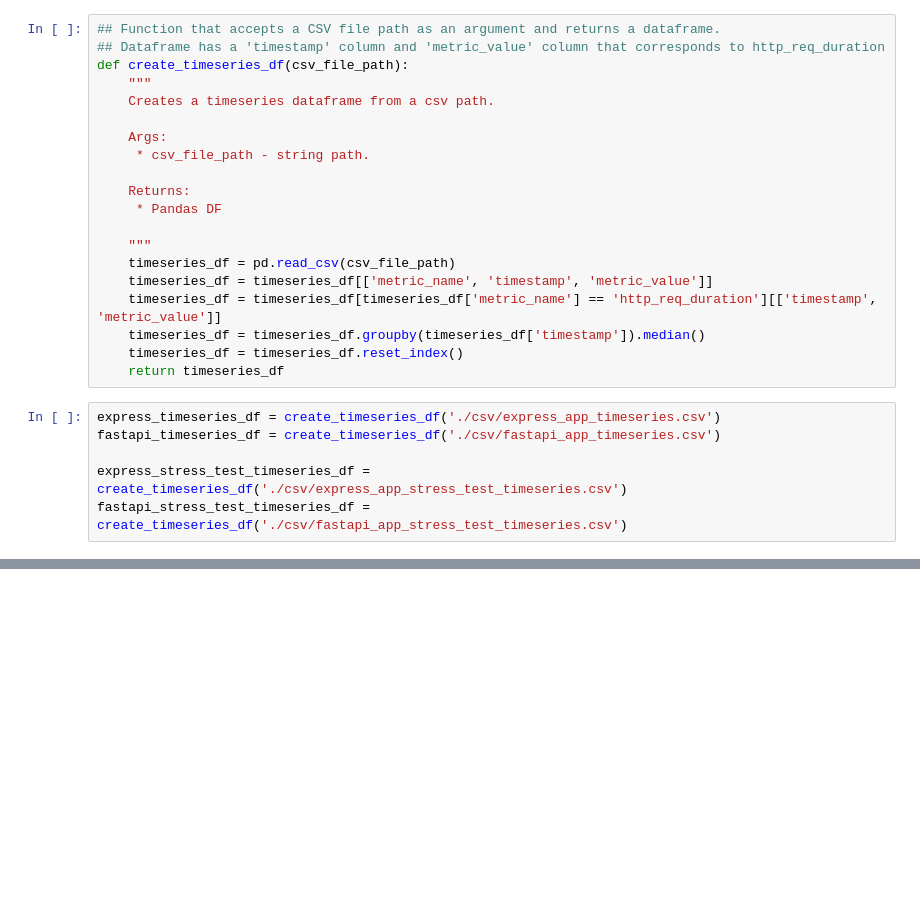
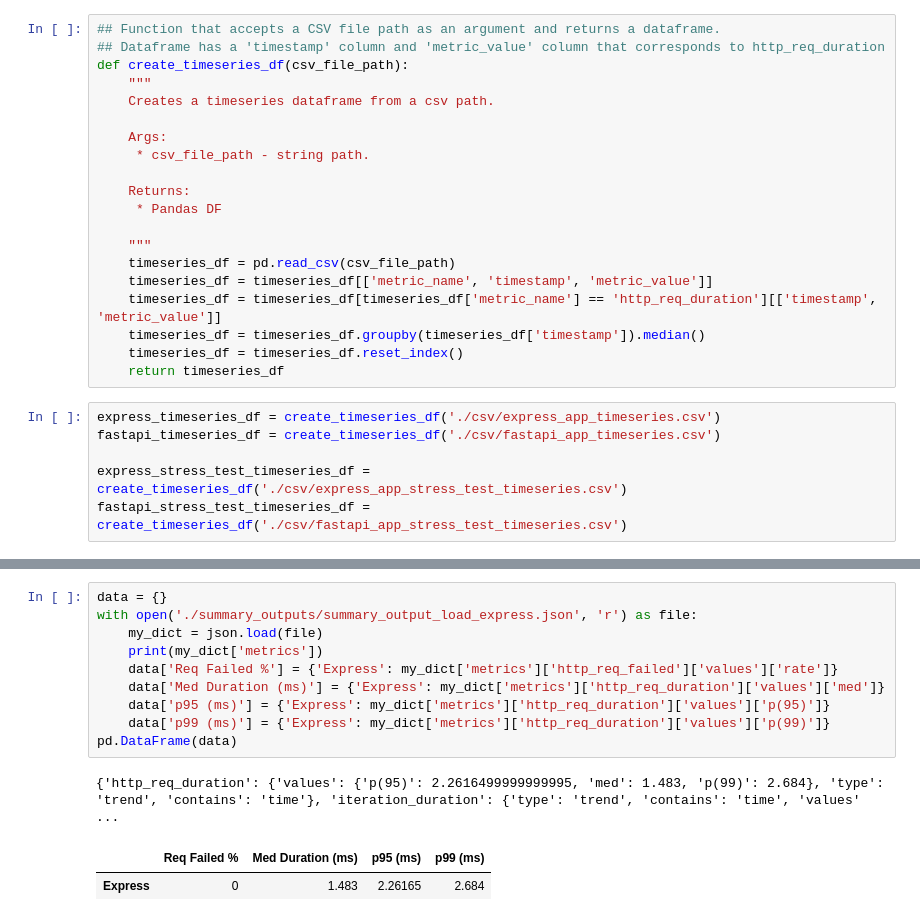
Before and after one commit to NateLeeP/api_load_test_project, a Jupyter notebook: timeseries_etl/timeseries_data_clean.ipynb, the cells around one changed output, grey strips where cells are left out. Saved outputs shown, nothing was run; the diff lists cells and outputs as text; blank space fills up the shorter version.

```diff
--- a/timeseries_etl/timeseries_data_clean.ipynb
+++ b/timeseries_etl/timeseries_data_clean.ipynb
@@ -77,0 +84,14 @@ create_latency_comparison_timeseries_chart(express_stress_test_timeseries_df, fa
+# %%
+data = {}
+with open('./summary_outputs/summary_output_load_express.json', 'r') as file:
+    my_dict = json.load(file)
+    print(my_dict['metrics'])
+    data['Req Failed %'] = {'Express': my_dict['metrics']['http_req_failed']['values']['rate']}
+    data['Med Duration (ms)'] = {'Express': my_dict['metrics']['http_req_duration']['values']['med']}
+    data['p95 (ms)'] = {'Express': my_dict['metrics']['http_req_duration']['values']['p(95)']}
+    data['p99 (ms)'] = {'Express': my_dict['metrics']['http_req_duration']['values']['p(99)']}
+pd.DataFrame(data)
+# %% [output]
+{'http_req_duration': {'values': {'p(95)': 2.2616499999999995, 'med': 1.483, 'p(99)': 2.684}, 'type': 'trend', 'contains': 'time'}, 'iteration_duration': {'type': 'trend', 'contains': 'time', 'values' ...
+|  | Req Failed % | Med Duration (ms) | p95 (ms) | p99 (ms) |
+| Express | 0 | 1.483 | 2.26165 | 2.684 |
```
Also changed, not shown: parts of 7 cells of this notebook, 3 other files.
